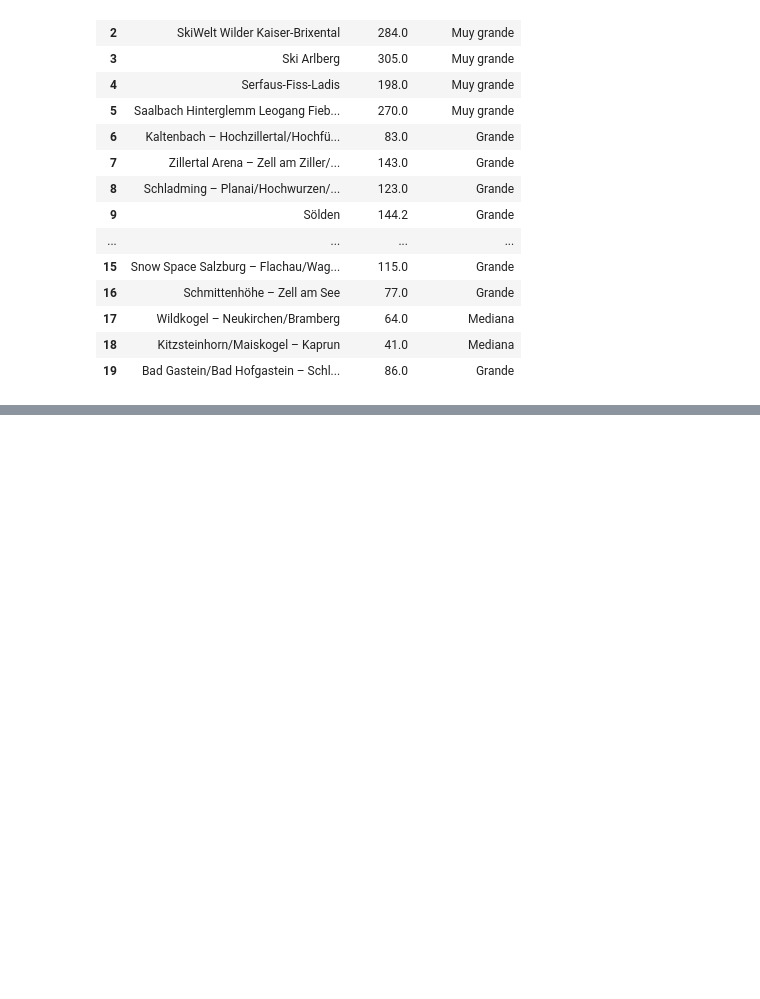
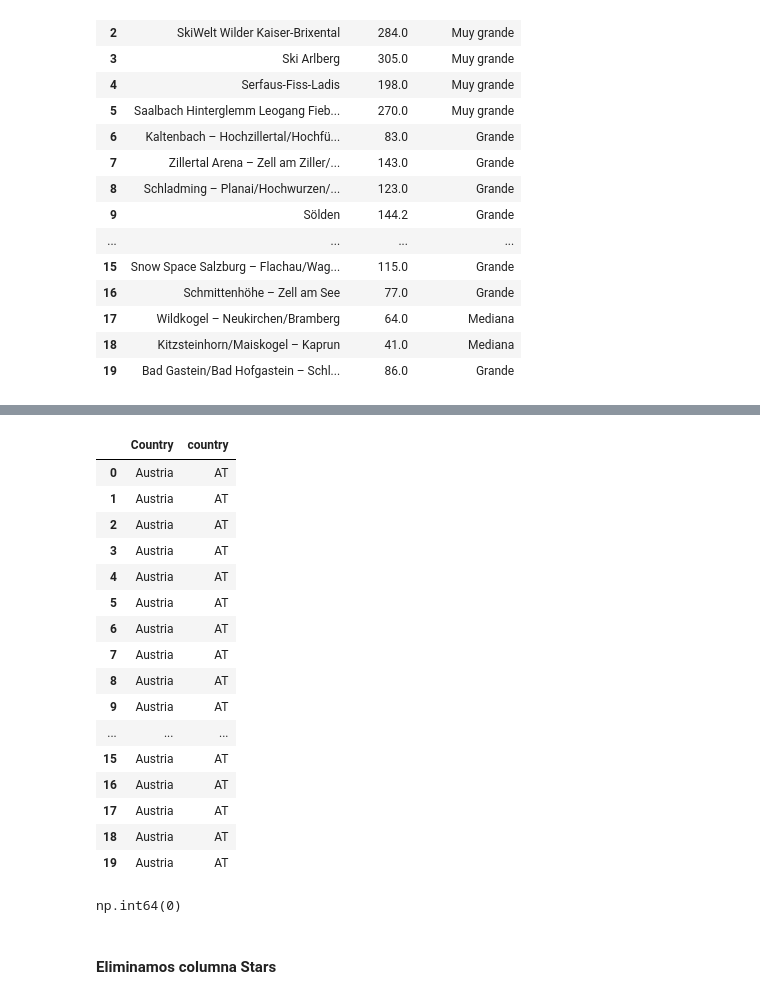
Before and after one commit to contactodiegovega/Ski-Resort-Analysis, a Jupyter notebook: notebooks/preprocesamiento.ipynb, the cells around one changed output, grey strips where cells are left out. Cells and saved outputs as stored; diff of their text form; code cells hidden in the pictures; blank space fills up the shorter version.

```diff
--- a/notebooks/preprocesamiento.ipynb
+++ b/notebooks/preprocesamiento.ipynb
@@ -890,0 +1115,20 @@ df[["NameResort", "Total Kms", "Tamaño estación"]].head(20)
+# %%
+df[["Country", "country"]].head(20)
+# %% [output]
+|  | Country | country |
+| 0 | Austria | AT |
+| 1 | Austria | AT |
+| 2 | Austria | AT |
+| 3 | Austria | AT |
+| 4 | Austria | AT |
+| 5 | Austria | AT |
+| 6 | Austria | AT |
+| 7 | Austria | AT |
+| 8 | Austria | AT |
+| 9 | Austria | AT |
+| ... | ... | ... |
+| 15 | Austria | AT |
+| 16 | Austria | AT |
+| 17 | Austria | AT |
+| 18 | Austria | AT |
+| 19 | Austria | AT |
@@ -890,0 +1137,6 @@ df[["NameResort", "Total Kms", "Tamaño estación"]].head(20)
+# %%
+df["Km Freeride"].isna().sum()
+# %% [output]
+np.int64(0)
+# %% [markdown]
+#### Eliminamos columna Stars
```
Also changed, not shown: parts of 40 cells of this notebook, 1 other file.
